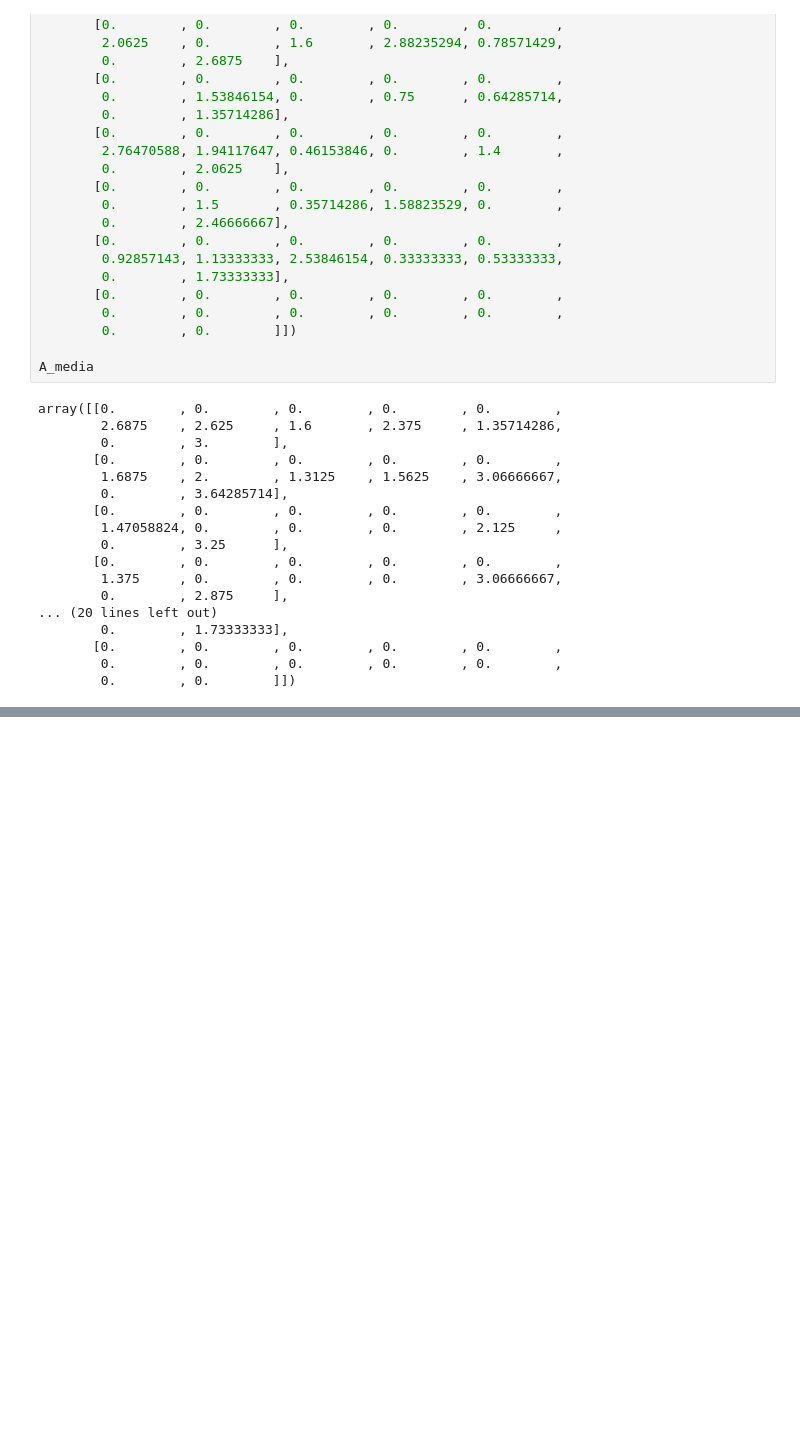
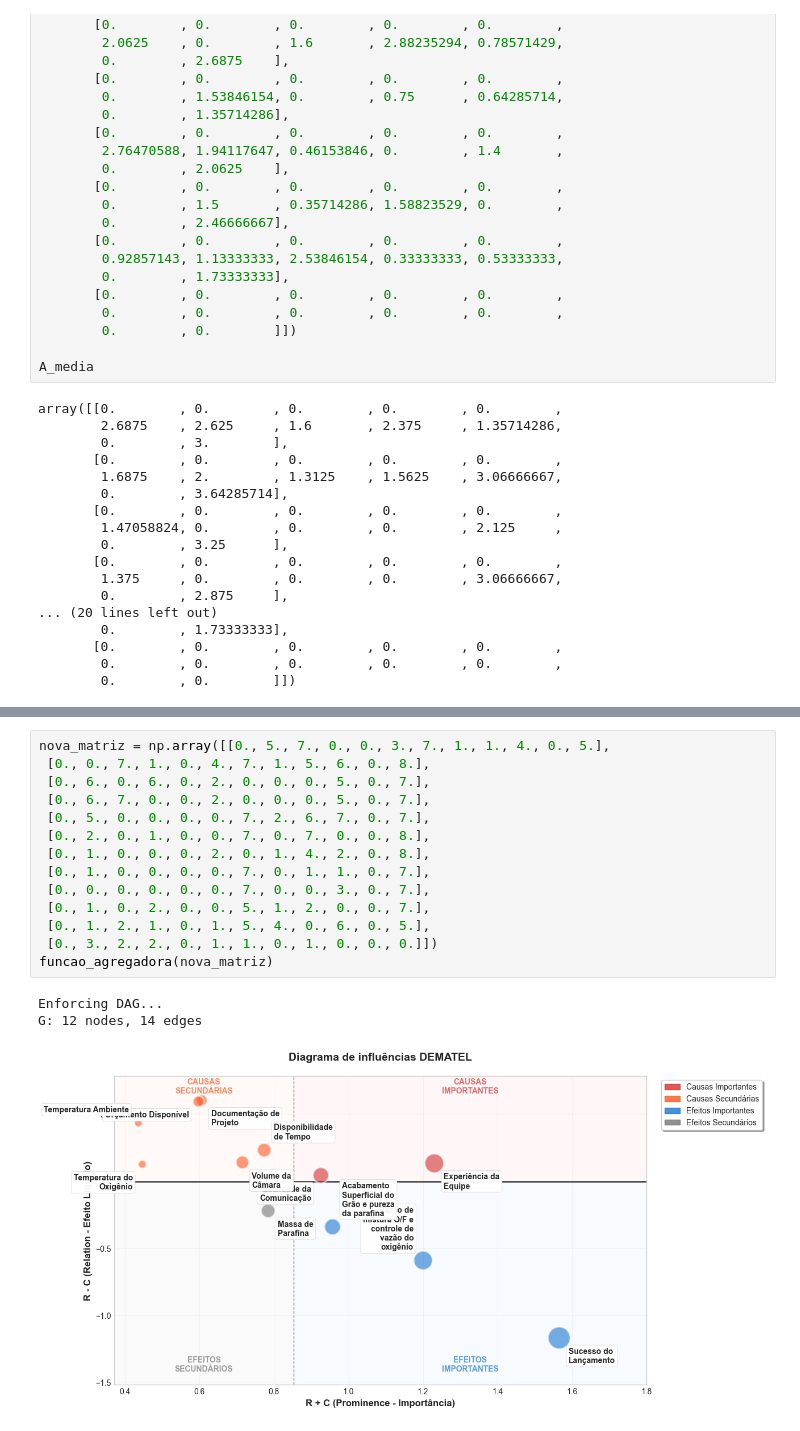
Before and after one commit to joaopcvieira/codigos-TG, a Jupyter notebook: Delphi/Notebooks/export data.ipynb, the cells around one changed output, grey strips where cells are left out. Saved outputs shown, nothing was run; the diff lists cells and outputs as text; blank space fills up the shorter version.

```diff
--- a/Delphi/Notebooks/export data.ipynb
+++ b/Delphi/Notebooks/export data.ipynb
@@ -804,3 +804,21 @@ Enforcing DAG...
 G: 12 nodes, 17 edges
 [figure]
 [drawing not drawn]
+# %%
+nova_matriz = np.array([[0., 5., 7., 0., 0., 3., 7., 1., 1., 4., 0., 5.],
+ [0., 0., 7., 1., 0., 4., 7., 1., 5., 6., 0., 8.],
+ [0., 6., 0., 6., 0., 2., 0., 0., 0., 5., 0., 7.],
+ [0., 6., 7., 0., 0., 2., 0., 0., 0., 5., 0., 7.],
+ [0., 5., 0., 0., 0., 0., 7., 2., 6., 7., 0., 7.],
+ [0., 2., 0., 1., 0., 0., 7., 0., 7., 0., 0., 8.],
+ [0., 1., 0., 0., 0., 2., 0., 1., 4., 2., 0., 8.],
+ [0., 1., 0., 0., 0., 0., 7., 0., 1., 1., 0., 7.],
+ [0., 0., 0., 0., 0., 0., 7., 0., 0., 3., 0., 7.],
+ [0., 1., 0., 2., 0., 0., 5., 1., 2., 0., 0., 7.],
+ [0., 1., 2., 1., 0., 1., 5., 4., 0., 6., 0., 5.],
+ [0., 3., 2., 2., 0., 1., 1., 0., 1., 0., 0., 0.]])
+funcao_agregadora(nova_matriz)
+# %% [output]
+Enforcing DAG...
+G: 12 nodes, 14 edges
+[figure, added]
```
Also changed, not shown: parts of 1 cell of this notebook, 9 other files.
